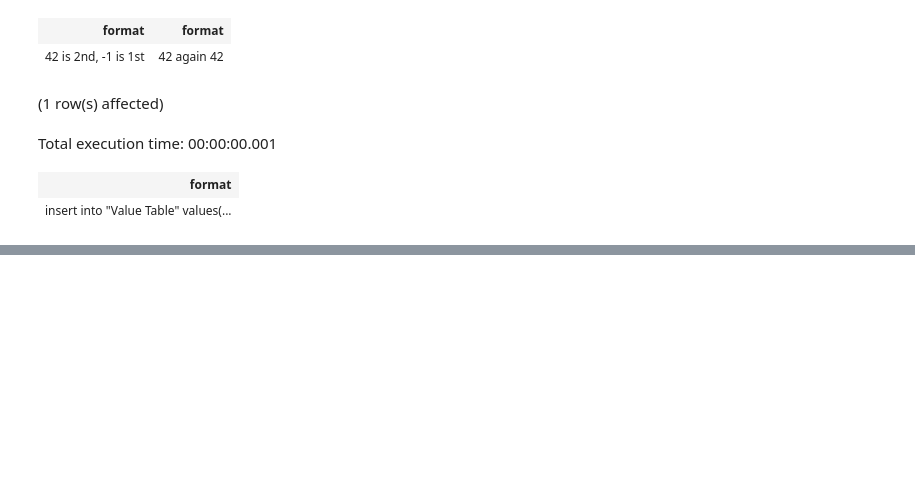
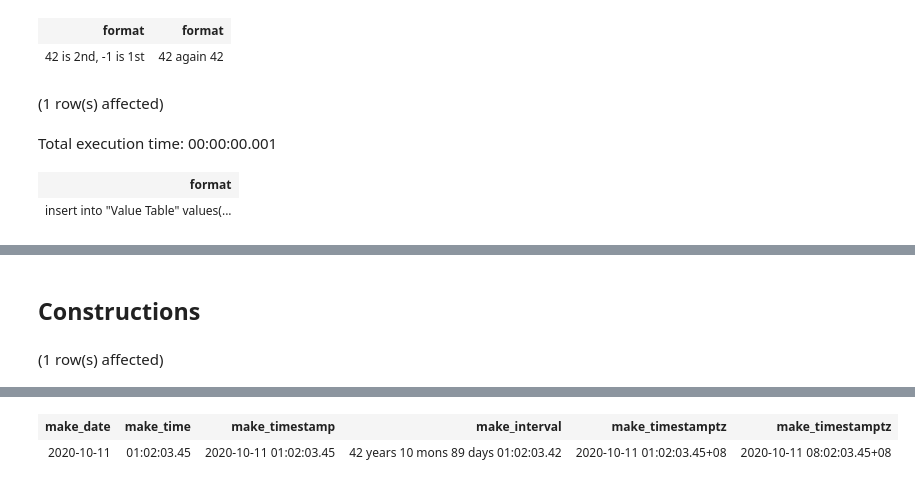
Before and after one commit to yaowenqiang/postgresql_functions_playbook, a Jupyter notebook: Notebook-1.ipynb, the cells around one changed output, grey strips where cells are left out. Saved outputs shown, nothing was run; the diff lists cells and outputs as text; code cells hidden in the pictures; blank space fills up the shorter version.

Commit message:
add date/time function demo

```diff
--- a/Notebook-1.ipynb
+++ b/Notebook-1.ipynb
@@ -1079,0 +1088,11 @@ Total execution time: 00:00:00.001
+# %% [markdown]
+## Constructions
+# %%
+select make_date(2020, 10, 11),
+make_time(1,2,3.45),
+make_timestamp(2020,10,11,1,2,3.45), -- year, month, day, hour, minute, second
+make_interval(42, 10, 11, 12, 1,2,3.42), -- Years, months, *weeks*, days, ...
+make_timestamptz(2020,10,11,1,2,3.45),
+make_timestamptz(2020,10,11,1,2,3.45, 'CET')
+# %% [output]
+(1 row(s) affected)
@@ -1079,0 +1100,2 @@ Total execution time: 00:00:00.001
+| make_date | make_time | make_timestamp | make_interval | make_timestamptz | make_timestamptz |
+| 2020-10-11 | 01:02:03.45 | 2020-10-11 01:02:03.45 | 42 years 10 mons 89 days 01:02:03.42 | 2020-10-11 01:02:03.45+08 | 2020-10-11 08:02:03.45+08 |
```
Also changed, not shown: parts of 36 cells of this notebook.
